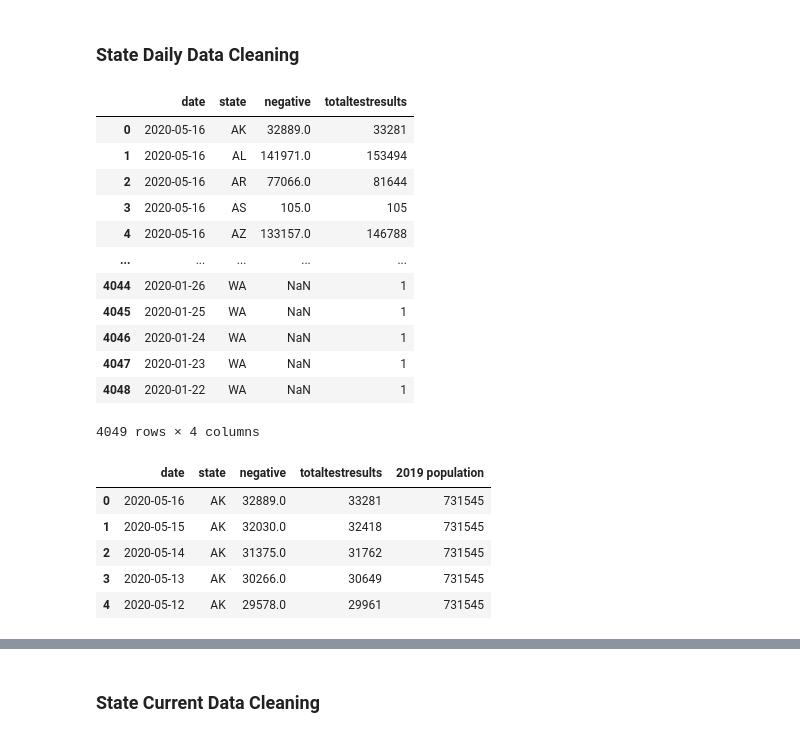
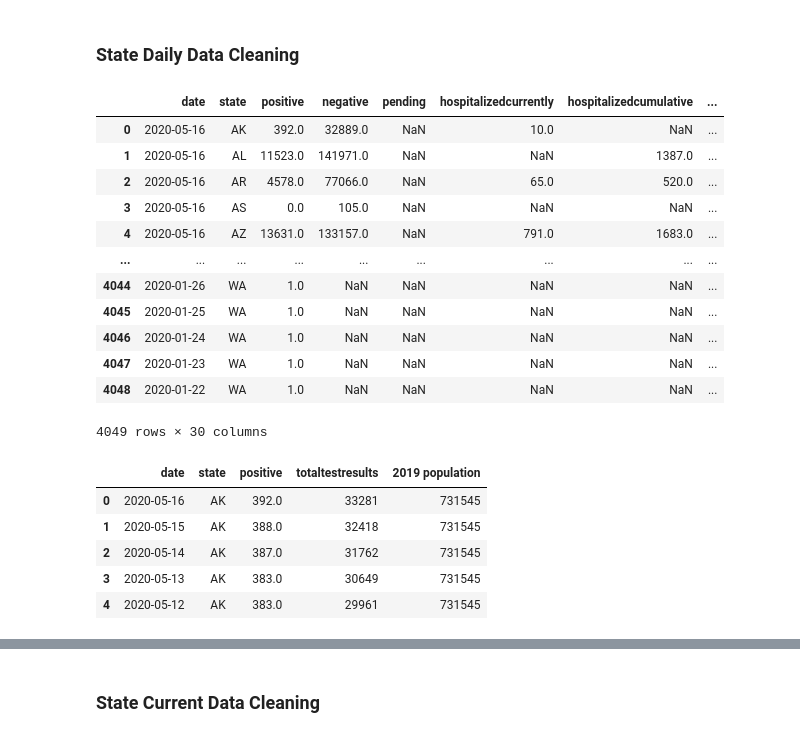
Before and after one commit to hanesy/covid-tracking, a Jupyter notebook: data-exploration.ipynb, the cells around one changed output, grey strips where cells are left out. Cells and saved outputs as stored; diff of their text form; code cells hidden in the pictures.

```diff
--- a/data-exploration.ipynb
+++ b/data-exploration.ipynb
@@ -122,33 +122,33 @@ states_dict = {
 # %%
 state_daily_df = pd.DataFrame(state_daily)
 
 # checking for null date values
 state_daily_df[state_daily_df['date'].isnull()]
 
 state_daily_df['year'] = state_daily_df['date'].astype('str').str[:4]
 state_daily_df['month'] = state_daily_df['date'].astype('str').str[4:6]
 state_daily_df['day'] = state_daily_df['date'].astype('str').str[6:]
 state_daily_df ['date'] = state_daily_df['month']+"/"+state_daily_df['day']+"/"+state_daily_df['year']
 state_daily_df ['date'] = pd.to_datetime(state_daily_df['date'], format='%m/%d/%Y')
 
 state_daily_df.columns = map(str.lower, state_daily_df.columns)
-select_columns = ['date', 'state','negative', 'totaltestresults']
-state_daily_df= state_daily_df[select_columns]
+# select_columns = ['date', 'state','negative', 'totaltestresults']
+# state_daily_df= state_daily_df[select_columns]
 state_daily_df
 # %% [output]
-|  | date | state | negative | totaltestresults |
-| 0 | 2020-05-16 | AK | 32889.0 | 33281 |
-| 1 | 2020-05-16 | AL | 141971.0 | 153494 |
-| 2 | 2020-05-16 | AR | 77066.0 | 81644 |
-| 3 | 2020-05-16 | AS | 105.0 | 105 |
-| 4 | 2020-05-16 | AZ | 133157.0 | 146788 |
-| ... | ... | ... | ... | ... |
-| 4044 | 2020-01-26 | WA | NaN | 1 |
-| 4045 | 2020-01-25 | WA | NaN | 1 |
-| 4046 | 2020-01-24 | WA | NaN | 1 |
-| 4047 | 2020-01-23 | WA | NaN | 1 |
-| 4048 | 2020-01-22 | WA | NaN | 1 |
+|  | date | state | positive | negative | pending | hospitalizedcurrently | hospitalizedcumulative | ... |
+| 0 | 2020-05-16 | AK | 392.0 | 32889.0 | NaN | 10.0 | NaN | ... |
+| 1 | 2020-05-16 | AL | 11523.0 | 141971.0 | NaN | NaN | 1387.0 | ... |
+| 2 | 2020-05-16 | AR | 4578.0 | 77066.0 | NaN | 65.0 | 520.0 | ... |
+| 3 | 2020-05-16 | AS | 0.0 | 105.0 | NaN | NaN | NaN | ... |
+| 4 | 2020-05-16 | AZ | 13631.0 | 133157.0 | NaN | 791.0 | 1683.0 | ... |
+| ... | ... | ... | ... | ... | ... | ... | ... | ... |
+| 4044 | 2020-01-26 | WA | 1.0 | NaN | NaN | NaN | NaN | ... |
+| 4045 | 2020-01-25 | WA | 1.0 | NaN | NaN | NaN | NaN | ... |
+| 4046 | 2020-01-24 | WA | 1.0 | NaN | NaN | NaN | NaN | ... |
+| 4047 | 2020-01-23 | WA | 1.0 | NaN | NaN | NaN | NaN | ... |
+| 4048 | 2020-01-22 | WA | 1.0 | NaN | NaN | NaN | NaN | ... |
-4049 rows × 4 columns
+4049 rows × 30 columns
 # %%
 state_daily_df['state_name']=state_daily_df['state'].map(states_dict)
 # state_daily_df[state_daily_df['state_name'].isnull()]
@@ -163,18 +163,18 @@ state_daily_df = state_daily_df[state_daily_df['NAME'].isnull() == False]
 state_daily_df = state_daily_df.rename(columns = {"state_x": "state",
                                       "POP": "2019 population"})
 
-select_columns = ['date', 'state', 'negative', 'totaltestresults', "2019 population"]
+select_columns = ['date', 'state', 'positive', 'totaltestresults', "2019 population"]
 state_daily_df= state_daily_df[select_columns]
 
 
 state_daily_df.head()
 # %% [output]
-|  | date | state | negative | totaltestresults | 2019 population |
-| 0 | 2020-05-16 | AK | 32889.0 | 33281 | 731545 |
-| 1 | 2020-05-15 | AK | 32030.0 | 32418 | 731545 |
-| 2 | 2020-05-14 | AK | 31375.0 | 31762 | 731545 |
-| 3 | 2020-05-13 | AK | 30266.0 | 30649 | 731545 |
-| 4 | 2020-05-12 | AK | 29578.0 | 29961 | 731545 |
+|  | date | state | positive | totaltestresults | 2019 population |
+| 0 | 2020-05-16 | AK | 392.0 | 33281 | 731545 |
+| 1 | 2020-05-15 | AK | 388.0 | 32418 | 731545 |
+| 2 | 2020-05-14 | AK | 387.0 | 31762 | 731545 |
+| 3 | 2020-05-13 | AK | 383.0 | 30649 | 731545 |
+| 4 | 2020-05-12 | AK | 383.0 | 29961 | 731545 |
 # %%
 state_daily_df ['tests per 1000'] =  state_daily_df['totaltestresults'].astype(int)/state_daily_df['2019 population'].astype(int)*1000
 
```
Also changed, not shown: parts of 13 cells of this notebook, 4 other files.
